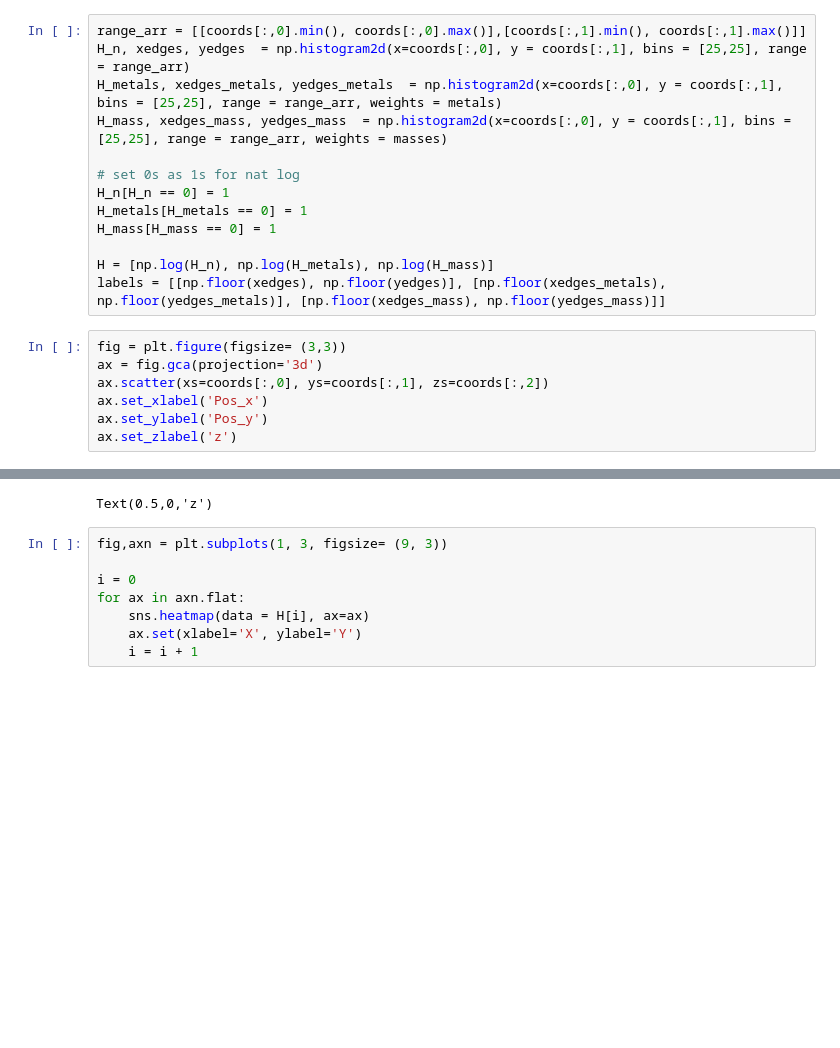
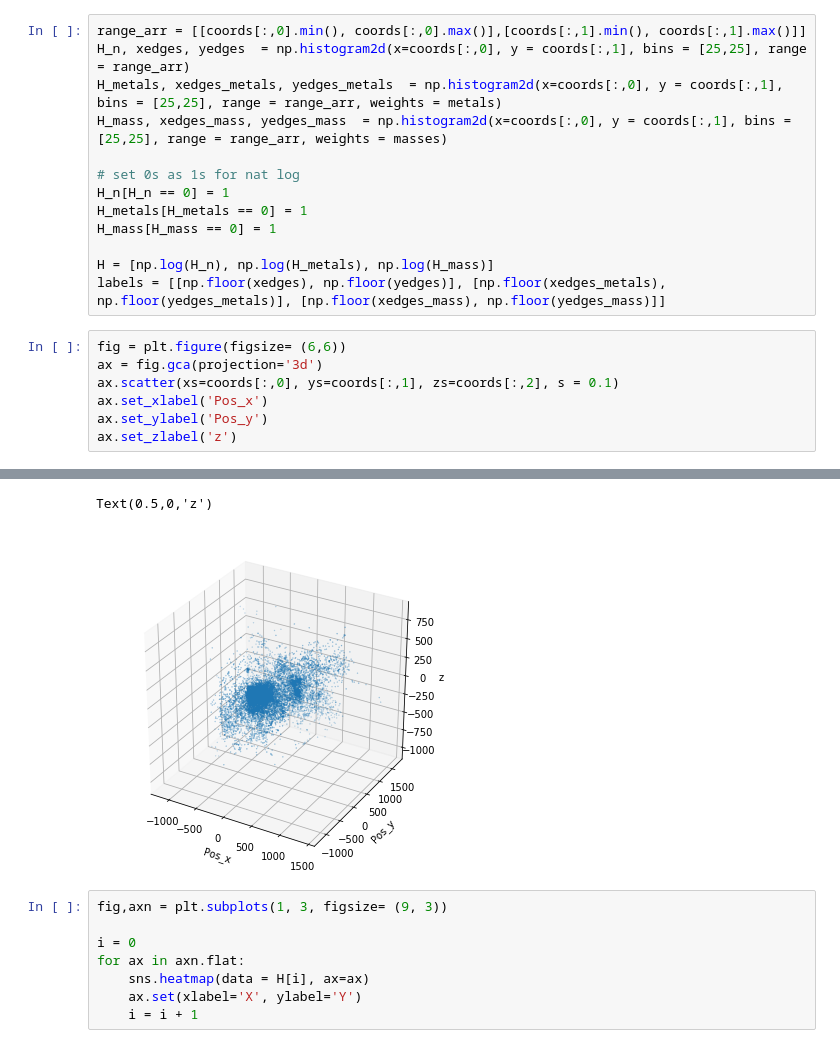
Before and after one commit to aust427/Subhalo-Particle-Visualizer, a Jupyter notebook: py/Illustris Query Notebook.ipynb, the cells around one changed output, grey strips where cells are left out. Drawn from its saved outputs; the diff is of its cells as text; blank space fills up the shorter version.

```diff
--- a/py/Illustris Query Notebook.ipynb
+++ b/py/Illustris Query Notebook.ipynb
@@ -68,9 +137,9 @@ H_mass[H_mass == 0] = 1
 H = [np.log(H_n), np.log(H_metals), np.log(H_mass)]
 labels = [[np.floor(xedges), np.floor(yedges)], [np.floor(xedges_metals), np.floor(yedges_metals)], [np.floor(xedges_mass), np.floor(yedges_mass)]]
 # %%
-fig = plt.figure(figsize= (3,3))
+fig = plt.figure(figsize= (6,6))
 ax = fig.gca(projection='3d')
-ax.scatter(xs=coords[:,0], ys=coords[:,1], zs=coords[:,2])
+ax.scatter(xs=coords[:,0], ys=coords[:,1], zs=coords[:,2], s = 0.1)
 ax.set_xlabel('Pos_x')
 ax.set_ylabel('Pos_y')
 ax.set_zlabel('z')
@@ -80,4 +147,5 @@ ax.set_zlabel('z')
 Text(0.5,0,'z')
+[figure, added]
 # %%
 fig,axn = plt.subplots(1, 3, figsize= (9, 3))
 
```
Also changed, not shown: parts of 15 cells of this notebook, 3 other files.
